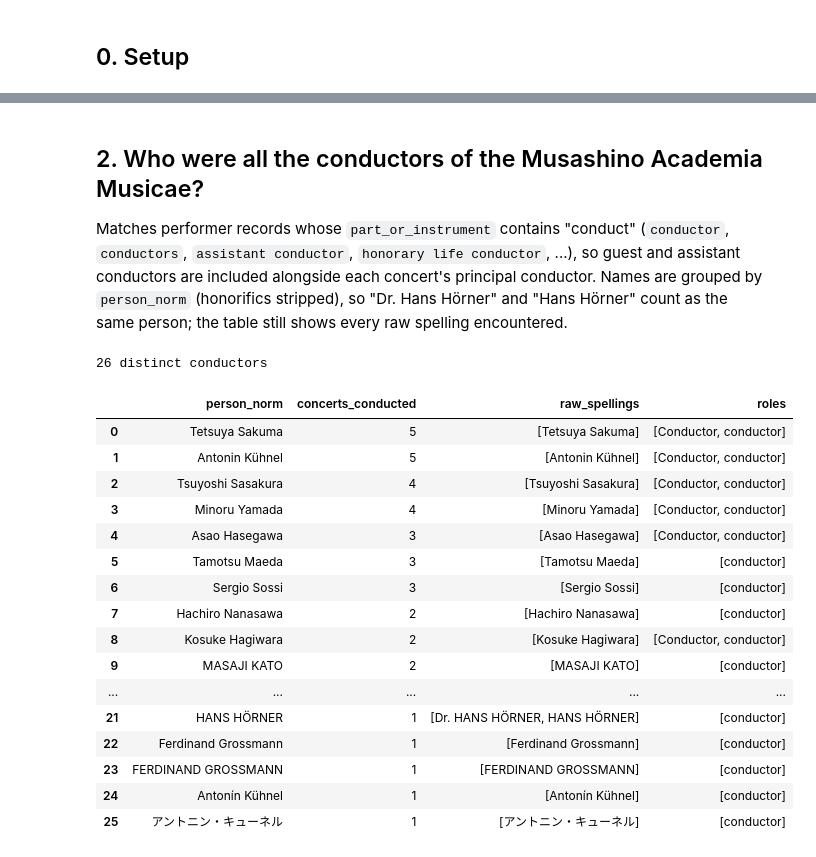
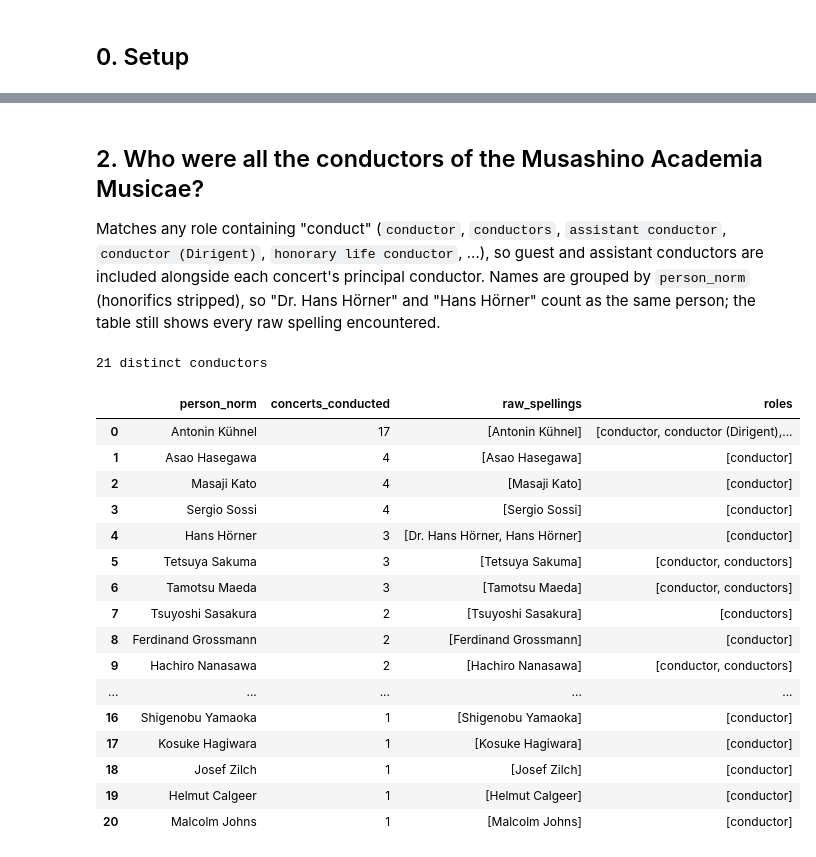
Before and after one commit to RichardFreedman/Summer2026, a Jupyter notebook: Melbourne_Rare_Concert/RareBooks_PatternAnalysis.ipynb, the cells around one changed output, grey strips where cells are left out. Drawn from its saved outputs; the diff is of its cells as text; code cells hidden in the pictures.

```diff
--- a/Melbourne_Rare_Concert/RareBooks_PatternAnalysis.ipynb
+++ b/Melbourne_Rare_Concert/RareBooks_PatternAnalysis.ipynb
@@ -71,8 +70,23 @@ HONORIFIC_RE = re.compile(
     re.IGNORECASE,
 )
 
+def strip_parenthetical(text):
+    """Drop '(...)' asides -- affiliations, event notes, translations -- from a credit value."""
+    return re.sub(r"\([^)]*\)", "", text)
+
+def split_names(raw):
+    """Split a credit value like 'Aiko Kato, Etsuko Ohya' into individual names.
+
+    Splits on ';', ',', ' and ', ' & ' after removing parenthetical asides. Good enough for
+    this corpus's "Firstname Lastname[, Firstname Lastname...]" style; doesn't handle
+    'Lastname, Firstname' formatting, which doesn't appear here.
+    """
+    if not raw or not isinstance(raw, str):
+        return []
+    text = strip_parenthetical(raw)
+    parts = re.split(r";|,| and | & ", text)
+    return [p.strip(" .") for p in parts if p.strip(" .")]
+
 def normalize_name(name):
     """Strip a leading honorific so 'Dr. Hans Hörner' and 'Hans Hörner' count as one person."""
-    if not isinstance(name, str):
-        return name
     return HONORIFIC_RE.sub("", name).strip()
@@ -79,49 +141,46 @@ def normalize_name(name):
 # %% [markdown]
 ## 2. Who were all the conductors of the Musashino Academia Musicae?
 
-Matches performer records whose `part_or_instrument` contains "conduct" (`conductor`, `conductors`, `assistant conductor`, `honorary life conductor`, ...), so guest and assistant conductors are included alongside each concert's principal conductor. Names are grouped by `person_norm` (honorifics stripped), so "Dr. Hans Hörner" and "Hans Hörner" count as the same person; the table still shows every raw spelling encountered.
+Matches any role containing "conduct" (`conductor`, `conductors`, `assistant conductor`, `conductor (Dirigent)`, `honorary life conductor`, ...), so guest and assistant conductors are included alongside each concert's principal conductor. Names are grouped by `person_norm` (honorifics stripped), so "Dr. Hans Hörner" and "Hans Hörner" count as the same person; the table still shows every raw spelling encountered.
 # %%
-mus_performers = items_df[
-    (items_df["record_type"] == "performer")
-    & (items_df["manifest_organization"] == "Musashino Academia Musicae")
-].copy()
-mus_performers["person_norm"] = mus_performers["name"].apply(normalize_name)
+mus_credits = credits_long[credits_long["presenter_sponsor"] == "Musashino Academia Musicae"]
 
-conductors = mus_performers[
-    mus_performers["part_or_instrument"].str.contains("conduct", case=False, na=False)
+conductors = mus_credits[
+    mus_credits["role_lower"].str.contains("conduct")
+    & ~mus_credits["role_lower"].str.contains("being honored")
 ]
 
 conductor_counts = (
     conductors.groupby("person_norm")
     .agg(
-        concerts_conducted=("filename", "nunique"),
-        raw_spellings=("name", lambda s: sorted(set(s))),
-        roles=("part_or_instrument", lambda s: sorted(set(s))),
+        concerts_conducted=("event_idx", "nunique"),
+        raw_spellings=("person_raw", lambda s: sorted(set(s))),
+        roles=("role_raw", lambda s: sorted(set(s))),
     )
     .sort_values("concerts_conducted", ascending=False)
     .reset_index()
 )
 print(f"{len(conductor_counts)} distinct conductors")
 conductor_counts
 # %% [output]
-26 distinct conductors
+21 distinct conductors
 |  | person_norm | concerts_conducted | raw_spellings | roles |
-| 0 | Tetsuya Sakuma | 5 | [Tetsuya Sakuma] | [Conductor, conductor] |
-| 1 | Antonin Kühnel | 5 | [Antonin Kühnel] | [Conductor, conductor] |
-| 2 | Tsuyoshi Sasakura | 4 | [Tsuyoshi Sasakura] | [Conductor, conductor] |
-| 3 | Minoru Yamada | 4 | [Minoru Yamada] | [Conductor, conductor] |
-| 4 | Asao Hasegawa | 3 | [Asao Hasegawa] | [Conductor, conductor] |
-| 5 | Tamotsu Maeda | 3 | [Tamotsu Maeda] | [conductor] |
-| 6 | Sergio Sossi | 3 | [Sergio Sossi] | [conductor] |
-| 7 | Hachiro Nanasawa | 2 | [Hachiro Nanasawa] | [conductor] |
-| 8 | Kosuke Hagiwara | 2 | [Kosuke Hagiwara] | [Conductor, conductor] |
-| 9 | MASAJI KATO | 2 | [MASAJI KATO] | [conductor] |
+| 0 | Antonin Kühnel | 17 | [Antonin Kühnel] | [conductor, conductor (Dirigent),... |
+| 1 | Asao Hasegawa | 4 | [Asao Hasegawa] | [conductor] |
+| 2 | Masaji Kato | 4 | [Masaji Kato] | [conductor] |
+| 3 | Sergio Sossi | 4 | [Sergio Sossi] | [conductor] |
+| 4 | Hans Hörner | 3 | [Dr. Hans Hörner, Hans Hörner] | [conductor] |
+| 5 | Tetsuya Sakuma | 3 | [Tetsuya Sakuma] | [conductor, conductors] |
+| 6 | Tamotsu Maeda | 3 | [Tamotsu Maeda] | [conductor, conductors] |
+| 7 | Tsuyoshi Sasakura | 2 | [Tsuyoshi Sasakura] | [conductors] |
+| 8 | Ferdinand Grossmann | 2 | [Ferdinand Grossmann] | [conductor] |
+| 9 | Hachiro Nanasawa | 2 | [Hachiro Nanasawa] | [conductor, conductors] |
 | ... | ... | ... | ... | ... |
-| 21 | HANS HÖRNER | 1 | [Dr. HANS HÖRNER, HANS HÖRNER] | [conductor] |
-| 22 | Ferdinand Grossmann | 1 | [Ferdinand Grossmann] | [conductor] |
-| 23 | FERDINAND GROSSMANN | 1 | [FERDINAND GROSSMANN] | [conductor] |
-| 24 | Antonín Kühnel | 1 | [Antonín Kühnel] | [conductor] |
-| 25 | アントニン・キューネル | 1 | [アントニン・キューネル] | [conductor] |
+| 16 | Shigenobu Yamaoka | 1 | [Shigenobu Yamaoka] | [conductor] |
+| 17 | Kosuke Hagiwara | 1 | [Kosuke Hagiwara] | [conductor] |
+| 18 | Josef Zilch | 1 | [Josef Zilch] | [conductor] |
+| 19 | Helmut Calgeer | 1 | [Helmut Calgeer] | [conductor] |
+| 20 | Malcolm Johns | 1 | [Malcolm Johns] | [conductor] |
 # %%
 fig = px.bar(
     conductor_counts,
```
Also changed, not shown: parts of 21 cells of this notebook, 1 other file.
